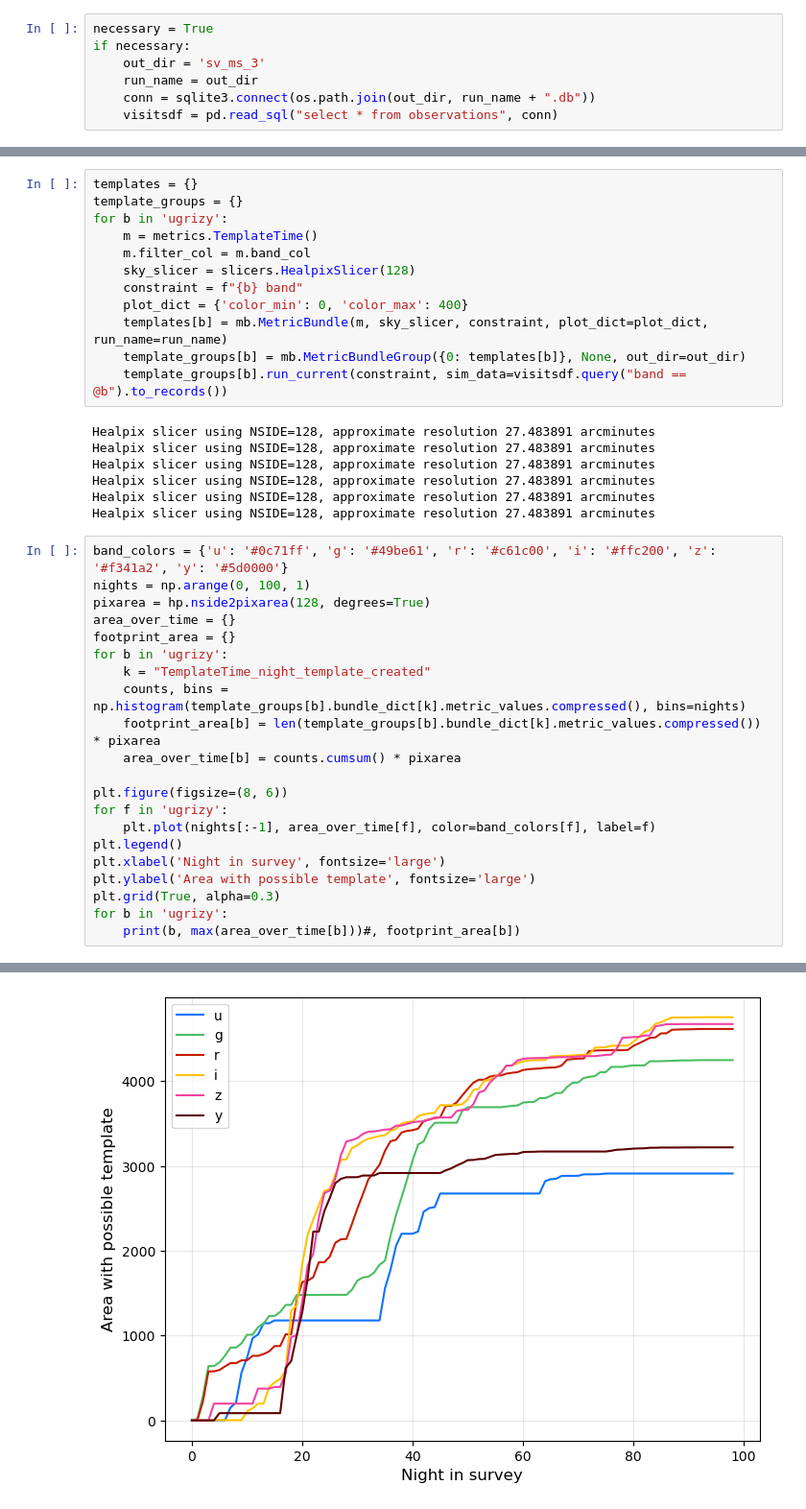
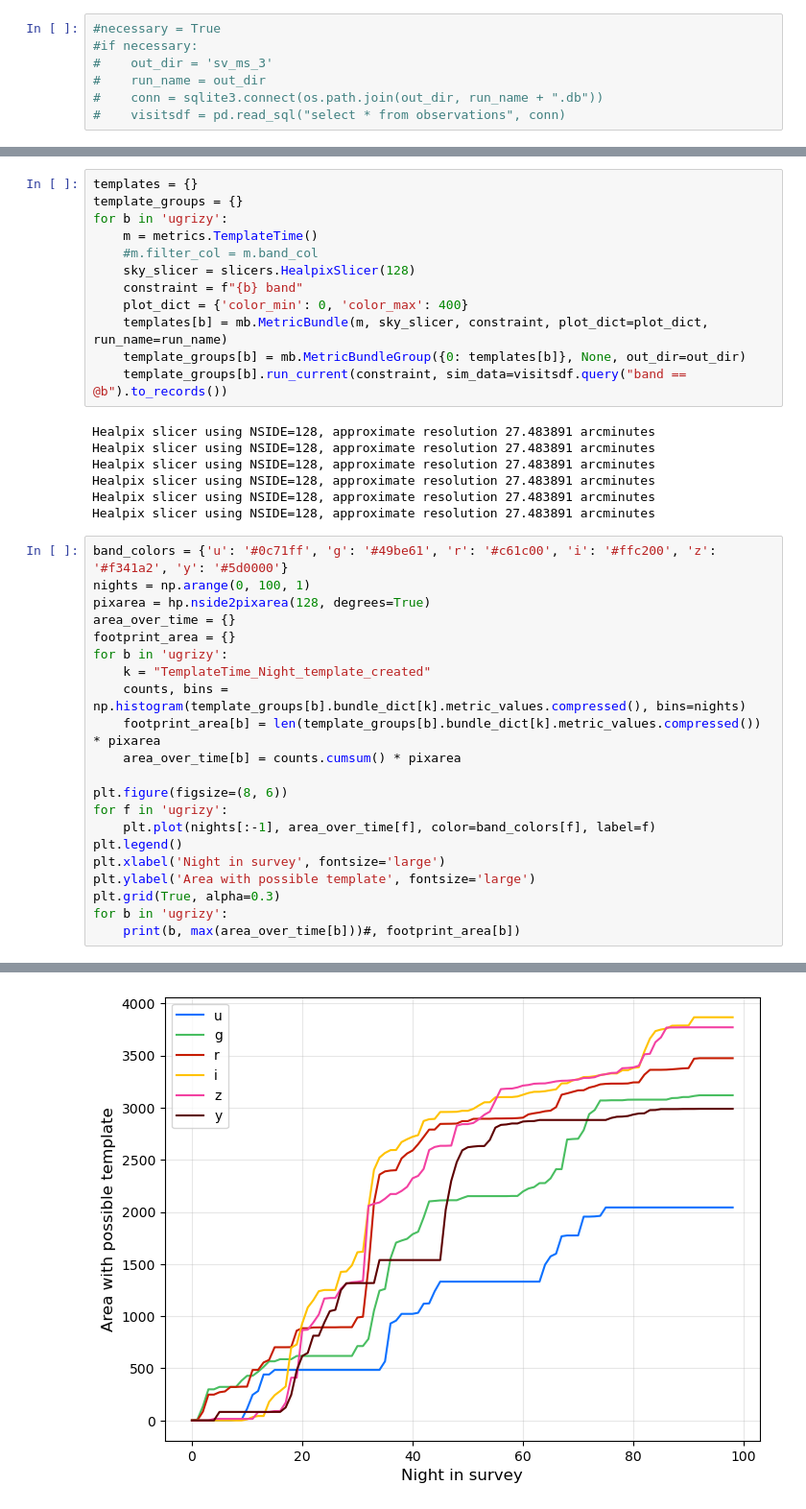
Before and after one commit to lsst-sims/lsstcam_sv, a Jupyter notebook: sv_ms.ipynb, the cells around one changed output, grey strips where cells are left out. Shown: that part at 96% size. Saved outputs shown, nothing was run; the diff lists cells and outputs as text.

Commit message:
template_bfs

```diff
--- a/sv_ms.ipynb
+++ b/sv_ms.ipynb
@@ -282,12 +282,12 @@ out_dir, run_name
 # %% [output]
 ('sv_ms_4', 'sv_ms_4')
 # %%
-necessary = True
-if necessary:
-    out_dir = 'sv_ms_3'
-    run_name = out_dir
-    conn = sqlite3.connect(os.path.join(out_dir, run_name + ".db"))
-    visitsdf = pd.read_sql("select * from observations", conn)
+#necessary = True
+#if necessary:
+#    out_dir = 'sv_ms_3'
+#    run_name = out_dir
+#    conn = sqlite3.connect(os.path.join(out_dir, run_name + ".db"))
+#    visitsdf = pd.read_sql("select * from observations", conn)
 # %%
 m = metrics.CountMetric('observationStartMJD', metric_name='Nvisits')
 sky_slicer = slicers.HealpixSlicer(64)
@@ -389,7 +389,7 @@ templates = {}
 template_groups = {}
 for b in 'ugrizy':
     m = metrics.TemplateTime()
-    m.filter_col = m.band_col
+    #m.filter_col = m.band_col
     sky_slicer = slicers.HealpixSlicer(128)
     constraint = f"{b} band"
     plot_dict = {'color_min': 0, 'color_max': 400}
@@ -410,7 +410,7 @@ pixarea = hp.nside2pixarea(128, degrees=True)
 area_over_time = {}
 footprint_area = {}
 for b in 'ugrizy':
-    k = "TemplateTime_night_template_created"
+    k = "TemplateTime_Night_template_created"
     counts, bins = np.histogram(template_groups[b].bundle_dict[k].metric_values.compressed(), bins=nights)
     footprint_area[b] = len(template_groups[b].bundle_dict[k].metric_values.compressed()) * pixarea
     area_over_time[b] = counts.cumsum() * pixarea
@@ -434,4 +434,4 @@ y 3220.5795400865495
-[figure, old version]
+[figure, new version]
 # %%
 print("template metric alert # estimate")
 for b in 'ugrizy':
```
Also changed, not shown: parts of 3 cells of this notebook, 1 other file.
